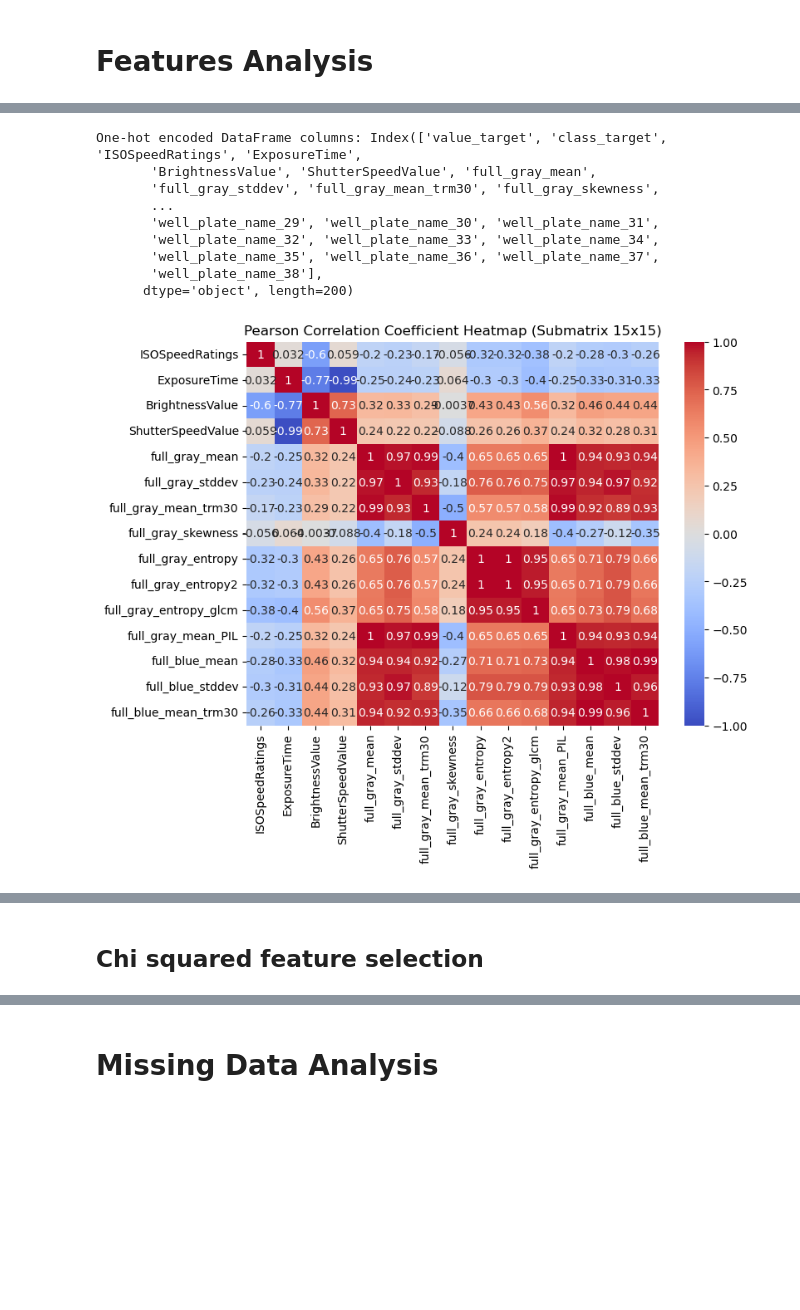
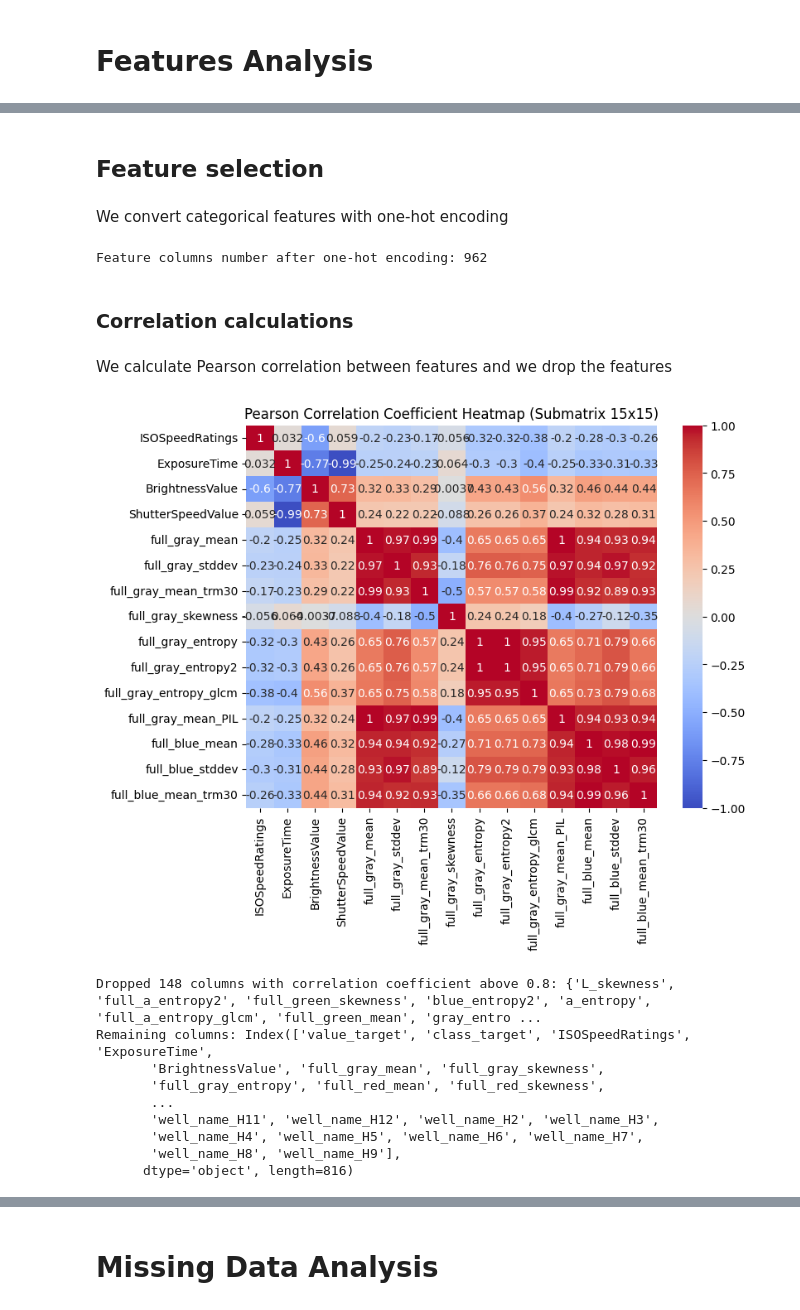
Before and after one commit to Frollamma/progetto-piccialli, a Jupyter notebook: main.ipynb, the cells around one changed output, grey strips where cells are left out. Saved outputs shown, nothing was run; the diff lists cells and outputs as text; code cells hidden in the pictures; blank space fills up the shorter version.

```diff
--- a/main.ipynb
+++ b/main.ipynb
@@ -169,60 +402,62 @@ CATEGORICAL_FEATURES = ['well_plate_name', 'wp_image_version', 'well_name']
+# %% [markdown]
+## Feature selection
+# %% [markdown]
+We convert categorical features with one-hot encoding
+# %%
+
+
+# Feature selection
+
+## Convert categorical features to one-hot encoding
+df_onehot = pd.get_dummies(df_dropped, columns=CATEGORICAL_FEATURES)
+# TEMP!
+# df_onehot = df_onehot.iloc[:, :200]
+FEATURES_COLUMNS = [col for col in df_onehot.columns if col not in LABEL_COLUMNS]
+print(f"Feature columns number after one-hot encoding: {len(FEATURES_COLUMNS)}")
+# %% [output]
+Feature columns number after one-hot encoding: 962
+# %% [markdown]
+### Correlation calculations
+# %% [markdown]
+We calculate Pearson correlation between features and we drop the features
 # %%
 import seaborn as sns
 import matplotlib.pyplot as plt
 
-# Feature selection
-
-## Convert categorical features to one-hot encoding
-df_onehot = pd.get_dummies(df_dropped, columns=CATEGORICAL_FEATURES)
-# TEMP!
-df_onehot = df_onehot.iloc[:, :200]
-print("One-hot encoded DataFrame columns:", df_onehot.columns)
-
-## Pearson correlation coefficient
+# Pearson correlation coefficient
 SUBMATRIX_SIZE = 15
 FEATURES_COLUMNS = [col for col in df_onehot.columns if col not in LABEL_COLUMNS]
 correlation_matrix = df_onehot[FEATURES_COLUMNS].corr(method='pearson')
 
-### Plot the heatmap
+# Plot the heatmap
 plt.figure(figsize=(8, 6))
 sns.heatmap(correlation_matrix.iloc[:SUBMATRIX_SIZE, :SUBMATRIX_SIZE], annot=True, cmap='coolwarm', vmin=-1, vmax=1)
 plt.title(f'Pearson Correlation Coefficient Heatmap (Submatrix {SUBMATRIX_SIZE}x{SUBMATRIX_SIZE})')
 plt.show()
 
-### Set the correlation threshold
-threshold = 0.6
+# Set the correlation threshold
+threshold = 0.8
 
-### Create a mask to identify columns to drop
+# Create a mask to identify columns to drop
 to_drop = set()
 for i in range(len(correlation_matrix.columns)):
     for j in range(i):
         if abs(correlation_matrix.iloc[i, j]) > threshold:
             colname = correlation_matrix.columns[i]
             to_drop.add(colname)
 
-### Drop the identified columns
+# Drop the identified columns
 df_onehot_dropped = df_onehot.drop(columns=to_drop)
-
-### Print the resulting DataFrame
-# print("Features after dropping highly correlated columns:")
-# print(df_onehot_dropped)
-
-### Plot the heatmap of the remaining features
-FEATURES_COLUMNS = [col for col in df_onehot_dropped.columns if col not in LABEL_COLUMNS]
-SUBMATRIX_SIZE = 15
-correlation_matrix = df_onehot_dropped[FEATURES_COLUMNS].corr(method='pearson')
-plt.figure(figsize=(8, 6))
-sns.heatmap(correlation_matrix.iloc[:SUBMATRIX_SIZE, :SUBMATRIX_SIZE], annot=True, cmap='coolwarm', vmin=-1, vmax=1)
-plt.title('Pearson Correlation Coefficient Heatmap (Reduced Features)')
-plt.show()
+print(f"Dropped {len(to_drop)} columns with correlation coefficient above {threshold}: {to_drop}")
+print(f"Remaining columns: {df_onehot_dropped.columns}")
 # %% [output]
+[figure, new version]
-One-hot encoded DataFrame columns: Index(['value_target', 'class_target', 'ISOSpeedRatings', 'ExposureTime',
-       'BrightnessValue', 'ShutterSpeedValue', 'full_gray_mean',
-       'full_gray_stddev', 'full_gray_mean_trm30', 'full_gray_skewness',
+Dropped 148 columns with correlation coefficient above 0.8: {'L_skewness', 'full_a_entropy2', 'full_green_skewness', 'blue_entropy2', 'a_entropy', 'full_a_entropy_glcm', 'full_green_mean', 'gray_entro ...
+Remaining columns: Index(['value_target', 'class_target', 'ISOSpeedRatings', 'ExposureTime',
+       'BrightnessValue', 'full_gray_mean', 'full_gray_skewness',
+       'full_gray_entropy', 'full_red_mean', 'full_red_skewness',
        ...
-       'well_plate_name_29', 'well_plate_name_30', 'well_plate_name_31',
-       'well_plate_name_32', 'well_plate_name_33', 'well_plate_name_34',
-       'well_plate_name_35', 'well_plate_name_36', 'well_plate_name_37',
-       'well_plate_name_38'],
-      dtype='object', length=200)
+       'well_name_H11', 'well_name_H12', 'well_name_H2', 'well_name_H3',
+       'well_name_H4', 'well_name_H5', 'well_name_H6', 'well_name_H7',
+       'well_name_H8', 'well_name_H9'],
+      dtype='object', length=816)
-[figure, old version]
@@ -230,2 +463,0 @@ One-hot encoded DataFrame columns: Index(['value_target', 'class_target', 'ISOSp
-# %% [markdown]
-## Chi squared feature selection
```
Also changed, not shown: parts of 37 cells of this notebook, 4 other files.
